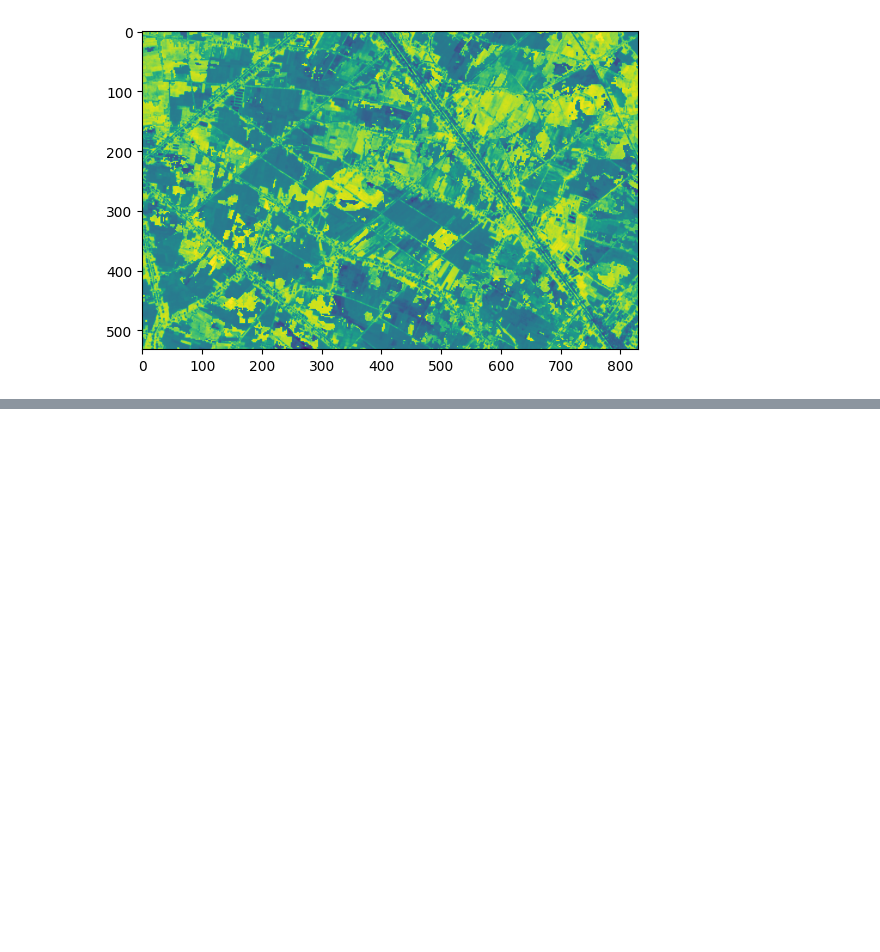
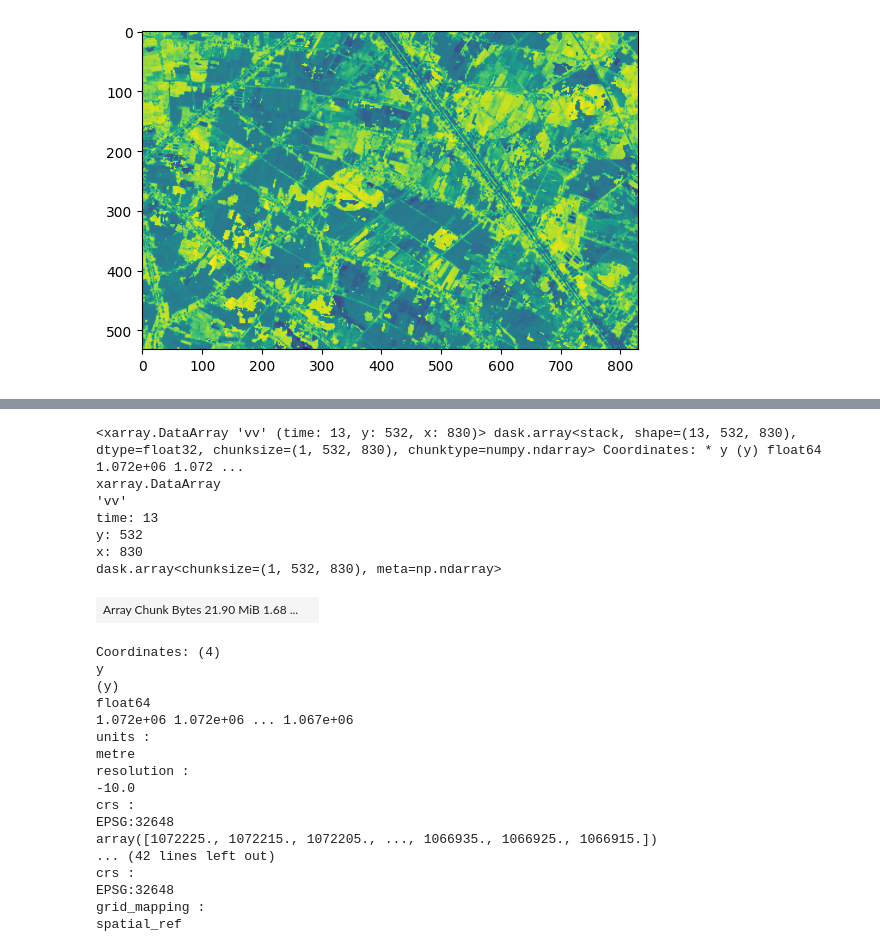
Before and after one commit to minhify/CTU-CSIROBoeingPhase5, a Jupyter notebook: 02.predict-Test.ipynb, the cells around one changed output, grey strips where cells are left out. Cells and saved outputs as stored; diff of their text form; code cells hidden in the pictures; blank space fills up the shorter version.

```diff
--- a/02.predict-Test.ipynb
+++ b/02.predict-Test.ipynb
@@ -207,2 +249,30 @@ dsvh, dsvv = load_sen1(name_vh, name_vv)
+# %%
+dsvv
+# %% [output]
+<xarray.DataArray 'vv' (time: 13, y: 532, x: 830)> dask.array<stack, shape=(13, 532, 830), dtype=float32, chunksize=(1, 532, 830), chunktype=numpy.ndarray> Coordinates: * y (y) float64 1.072e+06 1.072 ...
+xarray.DataArray
+'vv'
+time: 13
+y: 532
+x: 830
+dask.array<chunksize=(1, 532, 830), meta=np.ndarray>
+| Array Chunk Bytes 21.90 MiB 1.68 ... |  |
+Coordinates: (4)
+y
+(y)
+float64
+1.072e+06 1.072e+06 ... 1.067e+06
+units :
+metre
+resolution :
+-10.0
+crs :
+EPSG:32648
+array([1072225., 1072215., 1072205., ..., 1066935., 1066925., 1066915.])
+... (42 lines left out)
+crs :
+EPSG:32648
+grid_mapping :
+spatial_ref
 # %%
 # load model RF
```
Also changed, not shown: parts of 11 cells of this notebook, 7 other files.
